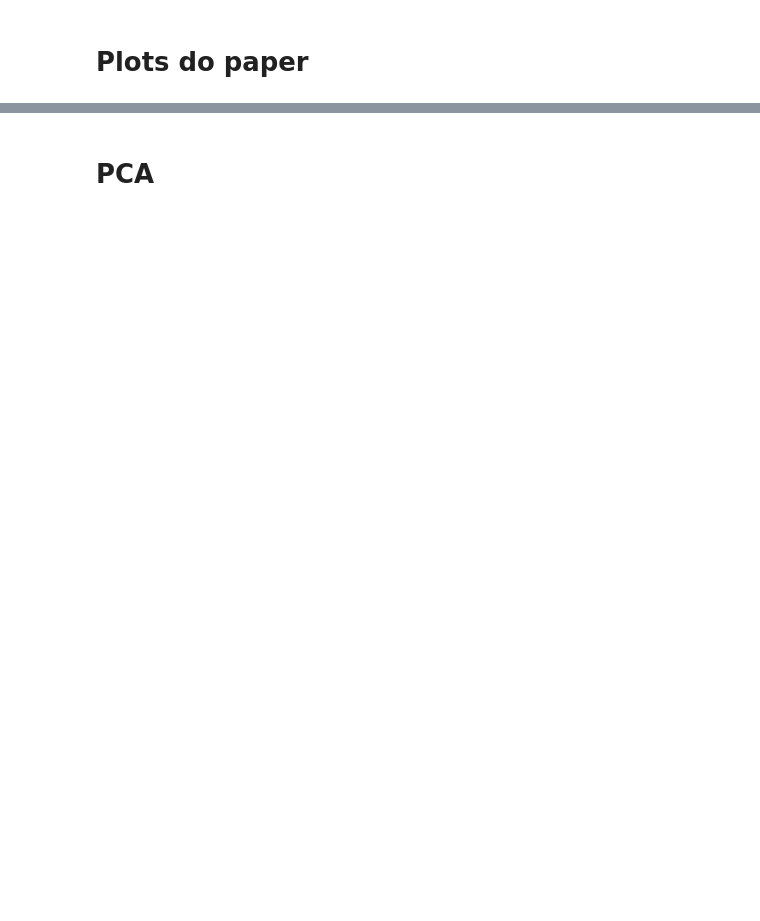
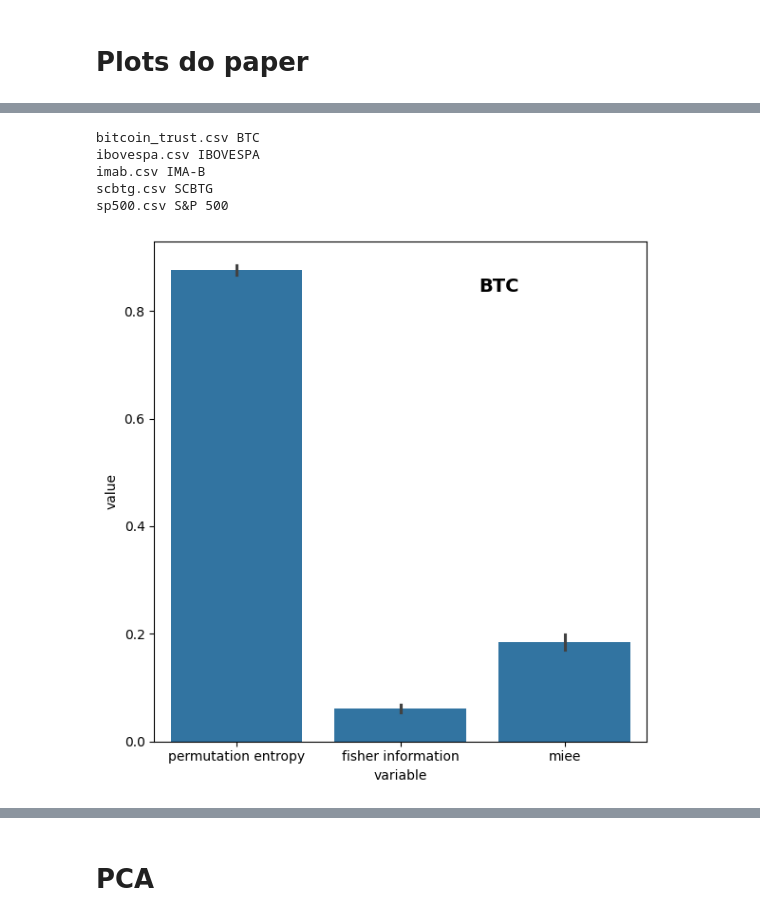
Before and after one commit to Traivok/bss, a Jupyter notebook: main.ipynb, the cells around one changed output, grey strips where cells are left out. Saved outputs shown, nothing was run; the diff lists cells and outputs as text; code cells hidden in the pictures; blank space fills up the shorter version.

```diff
--- a/main.ipynb
+++ b/main.ipynb
@@ -208,0 +93,52 @@ SCBTG
+# %%
+# Plotting MFN
+
+from scipy import stats as st
+from utils.plotter import calculate_statistics
+
+statistics = []
+csv_files = [
+    ('bitcoin_trust.csv', 'BTC'),
+    ('ibovespa.csv', 'IBOVESPA'),
+    ('imab.csv', 'IMA-B'),
+    ('scbtg.csv', 'SCBTG'),
+    ('sp500.csv', 'S&P 500')
+]
+for path, name in csv_files:
+    print(path, name)
+    reader = CryptoCsvReader(f'data/{path}')
+    data  = reader.read()
+    #mfn_res = plotter.plot_mfn() #this plotter function went out of whack so I did the raw implementation
+    value_dict = MFN(
+            data,
+            b=147,
+            B=.147,
+            size=147,
+            dx=3
+        )
+
+    f, ax = plt.subplots(figsize=(6, 6))
+    value_df = pd.DataFrame(value_dict).reset_index()
+    value_df = value_df.melt(id_vars='index', value_vars=value_df.columns[1:])
+    sns.barplot(value_df, x='variable', y='value', errorbar="sd")
+# Adjust the title to be inside the plot
+    ax.text(
+        x=0.7,  # Horizontal position in axes coordinates (0 to 1)
+        y=0.9,  # Vertical position in axes coordinates (0 to 1)
+        s=f"{name}",
+        fontsize=14,
+        weight='bold',
+        ha='center',
+        transform=ax.transAxes
+    )
+
+    ax.grid(False)
+    f.tight_layout()
+    plt.savefig(f'imgs/{name}_mfn.png')
+# %% [output]
+bitcoin_trust.csv BTC
+ibovespa.csv IBOVESPA
+imab.csv IMA-B
+scbtg.csv SCBTG
+sp500.csv S&P 500
+[figure, added]
```
Also changed, not shown: parts of 19 cells of this notebook, 36 other files.
